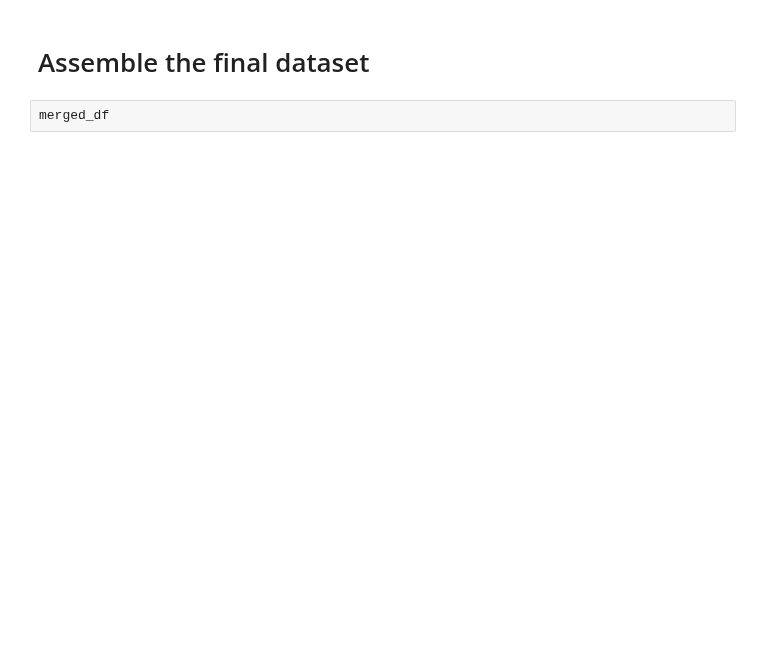
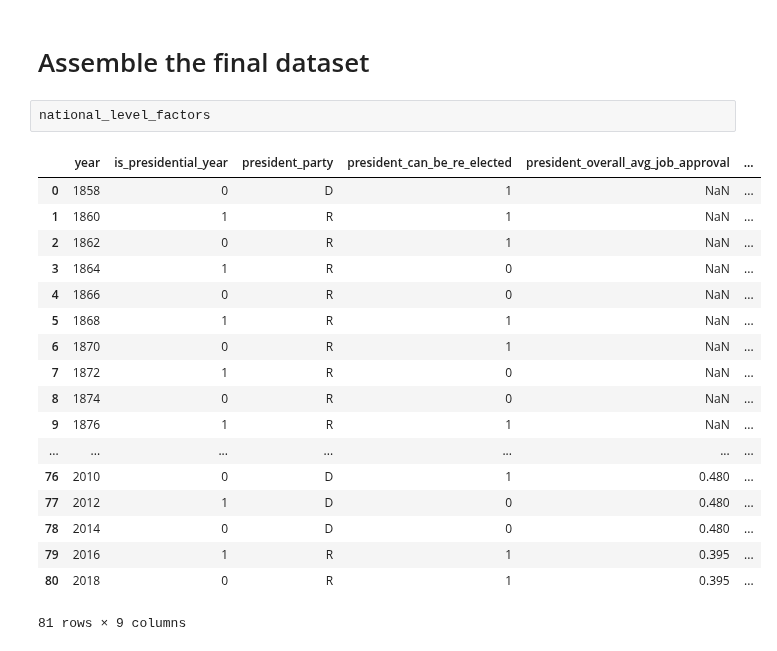
Before and after one commit to pmary/harvard_E-109A_final, a Jupyter notebook: crawler.ipynb, the cells around one changed output. Saved outputs shown, nothing was run; the diff lists cells and outputs as text; blank space fills up the shorter version.

Commit message:
Add the national level factors

```diff
--- a/crawler.ipynb
+++ b/crawler.ipynb
@@ -1007,4 +1107,23 @@ Name: Oct, dtype: float64
 # %% [markdown]
 # Assemble the final dataset
-# %%
-merged_df
+# %%
+national_level_factors
+# %% [output]
+|  | year | is_presidential_year | president_party | president_can_be_re_elected | president_overall_avg_job_approval | ... |
+| 0 | 1858 | 0 | D | 1 | NaN | ... |
+| 1 | 1860 | 1 | R | 1 | NaN | ... |
+| 2 | 1862 | 0 | R | 1 | NaN | ... |
+| 3 | 1864 | 1 | R | 0 | NaN | ... |
+| 4 | 1866 | 0 | R | 0 | NaN | ... |
+| 5 | 1868 | 1 | R | 1 | NaN | ... |
+| 6 | 1870 | 0 | R | 1 | NaN | ... |
+| 7 | 1872 | 1 | R | 0 | NaN | ... |
+| 8 | 1874 | 0 | R | 0 | NaN | ... |
+| 9 | 1876 | 1 | R | 1 | NaN | ... |
+| ... | ... | ... | ... | ... | ... | ... |
+| 76 | 2010 | 0 | D | 1 | 0.480 | ... |
+| 77 | 2012 | 1 | D | 0 | 0.480 | ... |
+| 78 | 2014 | 0 | D | 0 | 0.480 | ... |
+| 79 | 2016 | 1 | R | 1 | 0.395 | ... |
+| 80 | 2018 | 0 | R | 1 | 0.395 | ... |
+81 rows × 9 columns
```
Also changed, not shown: parts of 6 cells of this notebook.
